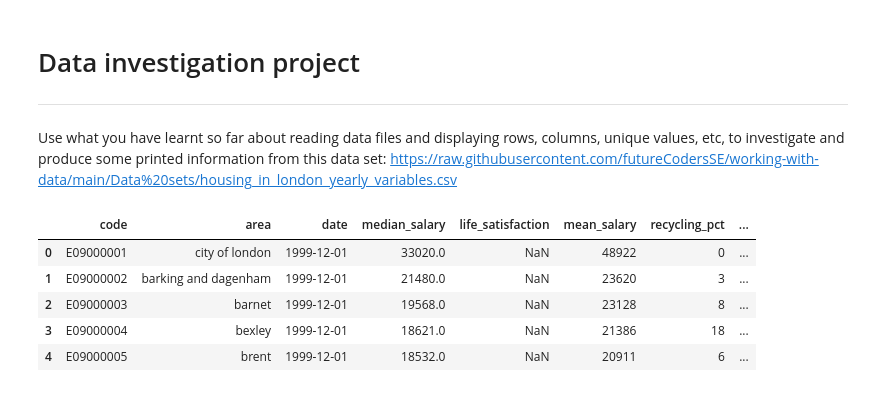
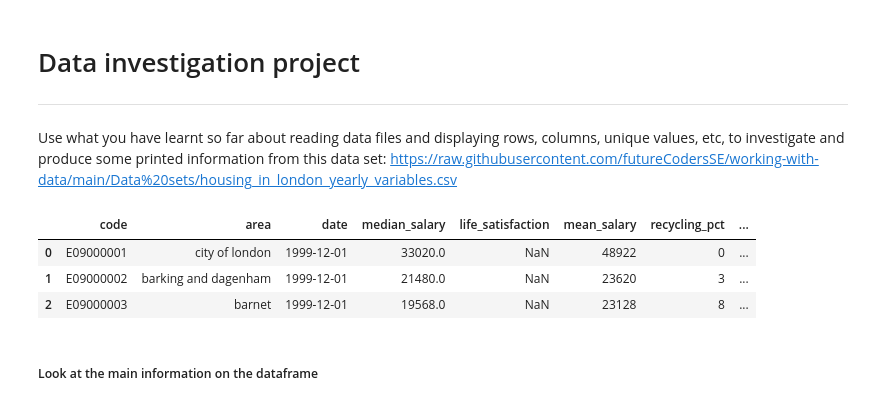
Before and after one commit to blazaropinto/portfolio_PDA_Data_Science, a Jupyter notebook: Data_Investigation_Project.ipynb, the cells around one changed output. Cells and saved outputs as stored; diff of their text form; code cells hidden in the pictures.

```diff
--- a/Data_Investigation_Project.ipynb
+++ b/Data_Investigation_Project.ipynb
@@ -7,16 +7,15 @@
 Use what you have learnt so far about reading data files and displaying rows, columns, unique values, etc, to investigate and produce some printed information from this data set: https://raw.githubusercontent.com/futureCodersSE/working-with-data/main/Data%20sets/housing_in_london_yearly_variables.csv
 # %%
 import pandas as pd
+import matplotlib.pyplot as plt
 
 url = 'https://raw.githubusercontent.com/futureCodersSE/working-with-data/main/Data%20sets/housing_in_london_yearly_variables.csv'
-
 df = pd.read_csv(url)
-
-df.head(5)
+df.head(3)
 # %% [output]
 |  | code | area | date | median_salary | life_satisfaction | mean_salary | recycling_pct | ... |
 | 0 | E09000001 | city of london | 1999-12-01 | 33020.0 | NaN | 48922 | 0 | ... |
 | 1 | E09000002 | barking and dagenham | 1999-12-01 | 21480.0 | NaN | 23620 | 3 | ... |
 | 2 | E09000003 | barnet | 1999-12-01 | 19568.0 | NaN | 23128 | 8 | ... |
-| 3 | E09000004 | bexley | 1999-12-01 | 18621.0 | NaN | 21386 | 18 | ... |
-| 4 | E09000005 | brent | 1999-12-01 | 18532.0 | NaN | 20911 | 6 | ... |
+# %% [markdown]
+##### Look at the main information on the dataframe
```
Also changed, not shown: parts of 23 cells of this notebook.
